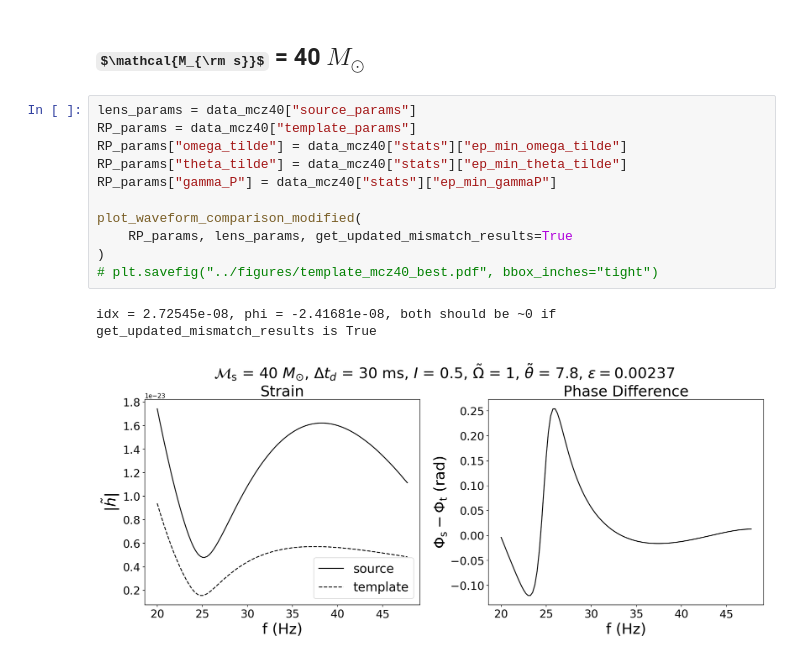
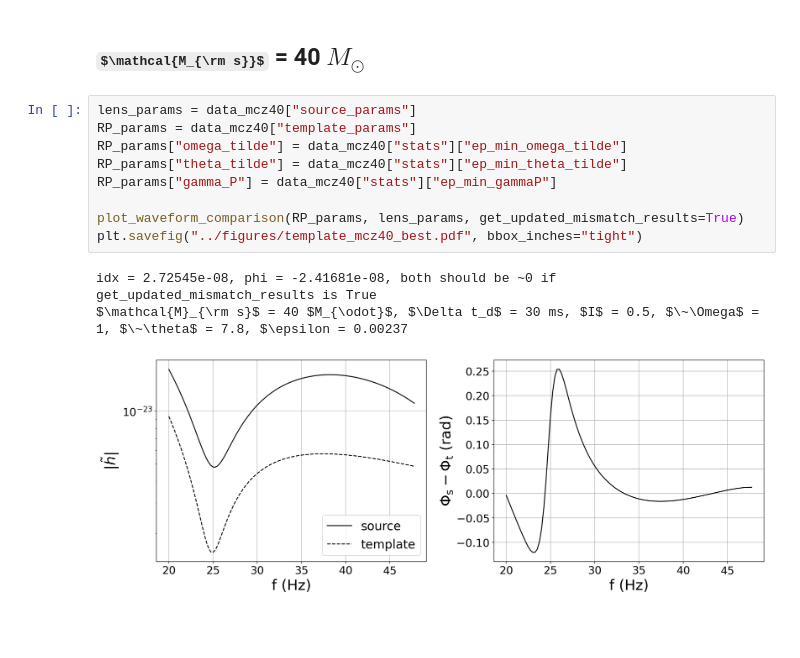
Before and after one commit to fairytien/lensing_and_precession, a Jupyter notebook: notebooks/contours_mismatch-ver6-paper.ipynb, the cells around one changed output. Cells and saved outputs as stored; diff of their text form; some formulas as TeX source; blank space fills up the shorter version.

Commit message:
Create pdfs of template waveforms corresponding to the contours

```diff
--- a/notebooks/contours_mismatch-ver6-paper.ipynb
+++ b/notebooks/contours_mismatch-ver6-paper.ipynb
@@ -546,17 +575,16 @@ $\mathcal{M}_{\rm s}$ = 20 $M_{\odot}$, $\Delta t_d$ = 30 ms, $I$ = 0.5, $\~\Ome
 # %%
 lens_params = data_mcz40["source_params"]
 RP_params = data_mcz40["template_params"]
 RP_params["omega_tilde"] = data_mcz40["stats"]["ep_min_omega_tilde"]
 RP_params["theta_tilde"] = data_mcz40["stats"]["ep_min_theta_tilde"]
 RP_params["gamma_P"] = data_mcz40["stats"]["ep_min_gammaP"]
 
-plot_waveform_comparison_modified(
-    RP_params, lens_params, get_updated_mismatch_results=True
-)
-# plt.savefig("../figures/template_mcz40_best.pdf", bbox_inches="tight")
+plot_waveform_comparison(RP_params, lens_params, get_updated_mismatch_results=True)
+plt.savefig("../figures/template_mcz40_best.pdf", bbox_inches="tight")
 # %% [output]
 idx = 2.72545e-08, phi = -2.41681e-08, both should be ~0 if get_updated_mismatch_results is True
+$\mathcal{M}_{\rm s}$ = 40 $M_{\odot}$, $\Delta t_d$ = 30 ms, $I$ = 0.5, $\~\Omega$ = 1, $\~\theta$ = 7.8, $\epsilon = 0.00237
-[figure, old version]
+[figure, new version]
 # %%
 for coords, z_value in filtered_results:
     lens_params = data_mcz40["source_params"]
```
Also changed, not shown: parts of 11 cells of this notebook, 10 other files.
